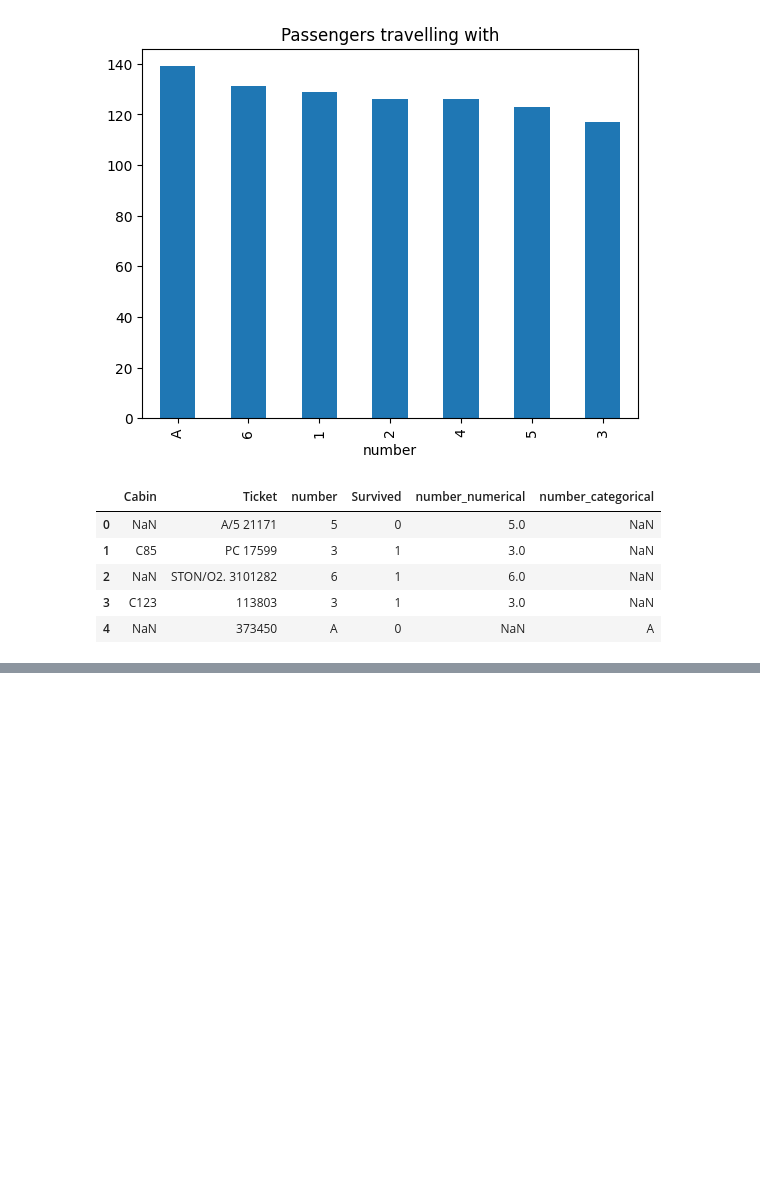
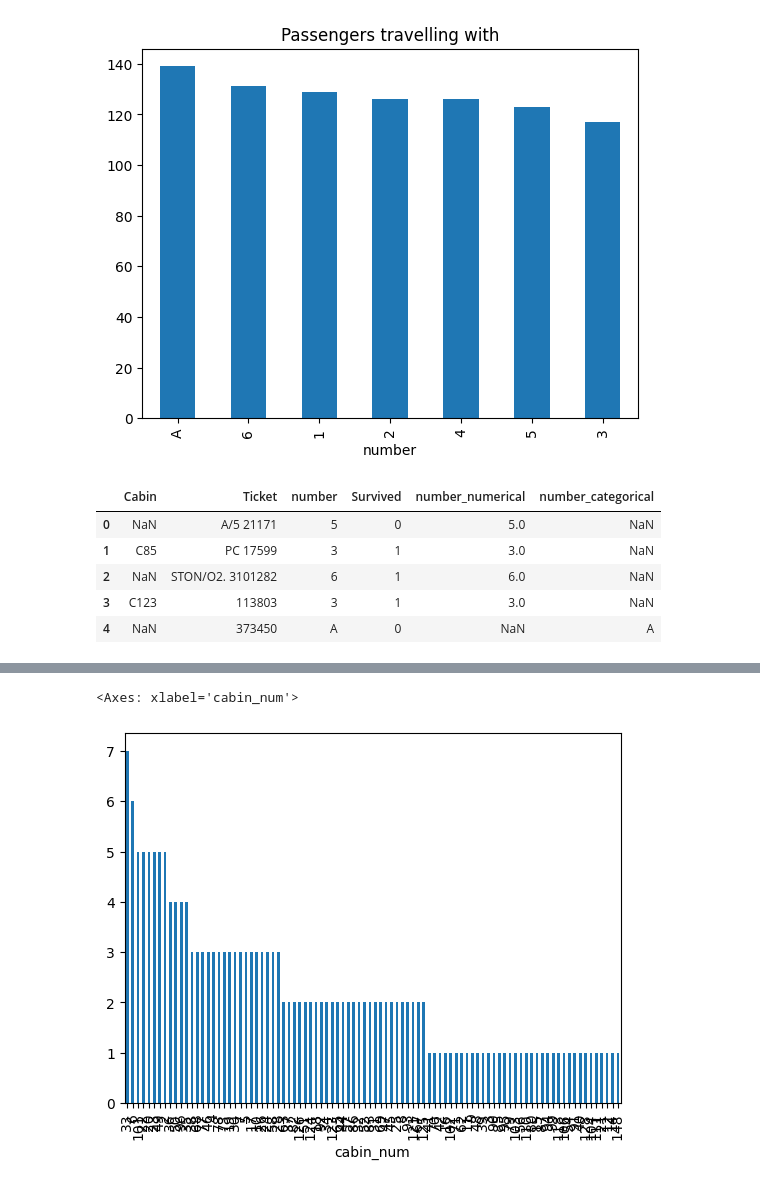
Before and after one commit to shivasingh9325/machine-learning-journal, a Jupyter notebook: 33-handling-mixed-variables/33-handling-mixed-variables.ipynb, the cells around one changed output, grey strips where cells are left out. Saved outputs shown, nothing was run; the diff lists cells and outputs as text; code cells hidden in the pictures; blank space fills up the shorter version.

```diff
--- a/33-handling-mixed-variables/33-handling-mixed-variables.ipynb
+++ b/33-handling-mixed-variables/33-handling-mixed-variables.ipynb
@@ -39,0 +98,5 @@ df.head()
+# %%
+df['cabin_num'].value_counts().plot(kind='bar')
+# %% [output]
+<Axes: xlabel='cabin_num'>
+[figure, added]
```
Also changed, not shown: parts of 6 cells of this notebook, 1 other file.
